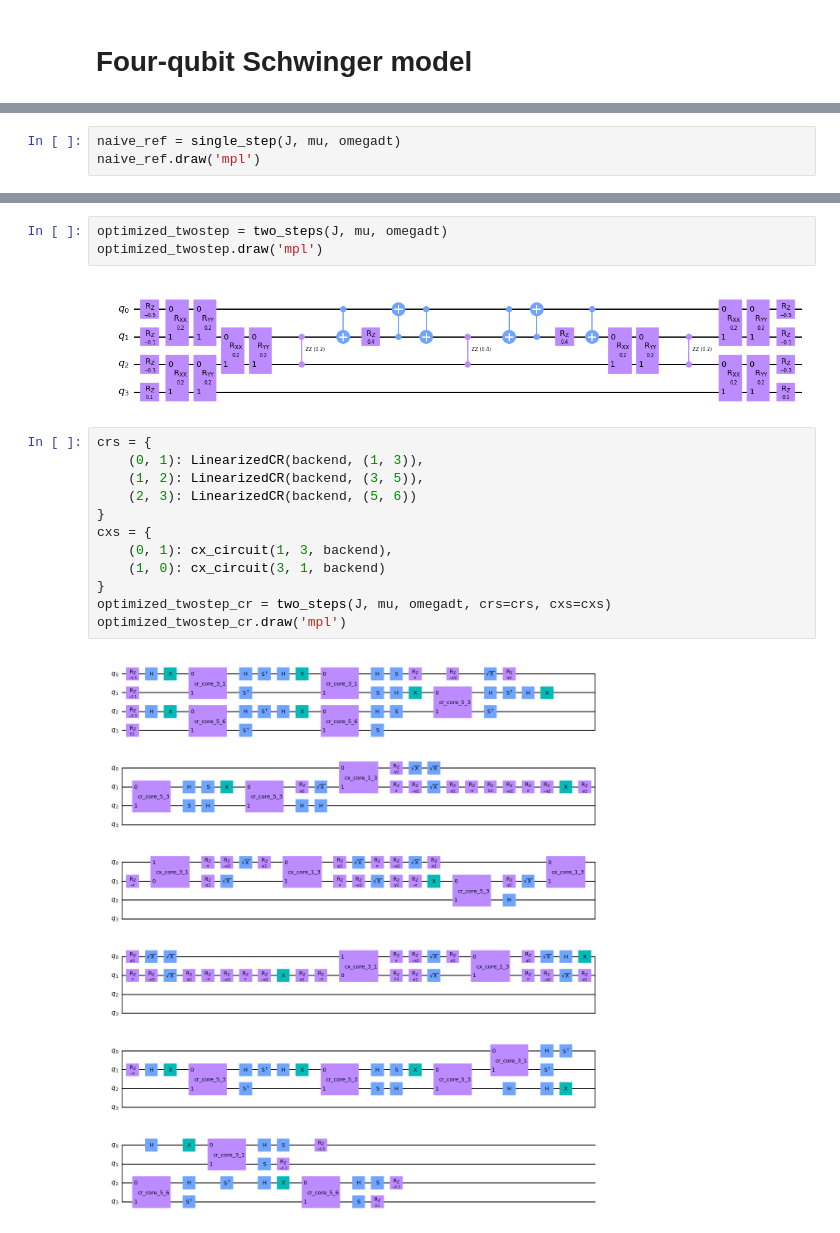
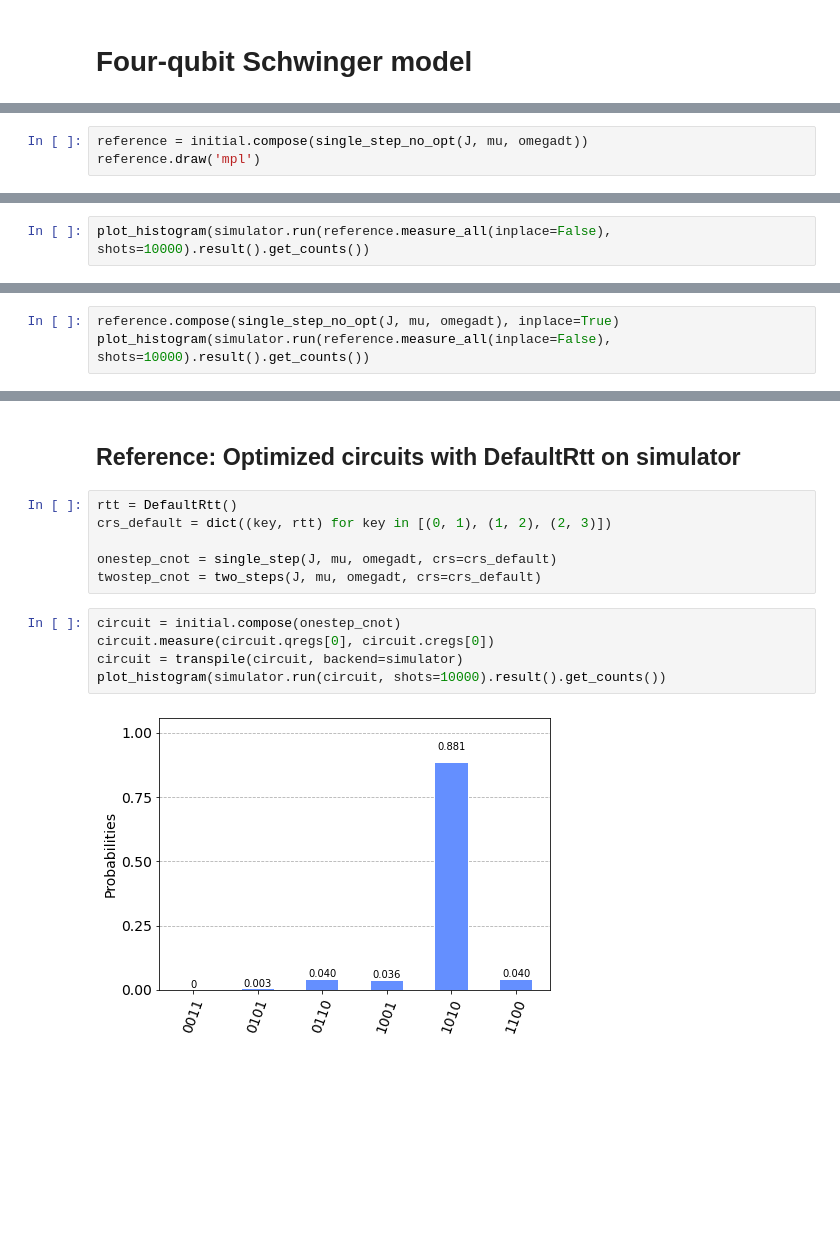
Before and after one commit to yiiyama/qc_random, a Jupyter notebook: four_qubit_schwinger/circuits.ipynb, the cells around one changed output, grey strips where cells are left out. Saved outputs shown, nothing was run; the diff lists cells and outputs as text; blank space fills up the shorter version.

```diff
--- a/four_qubit_schwinger/circuits.ipynb
+++ b/four_qubit_schwinger/circuits.ipynb
@@ -140,4 +45,4 @@ def two_steps(J, mu, omegadt, crs=None, cxs=None):
 # %%
-naive_ref = single_step(J, mu, omegadt)
-naive_ref.draw('mpl')
+reference = initial.compose(single_step_no_opt(J, mu, omegadt))
+reference.draw('mpl')
 # %% [output]
@@ -144,0 +50,2 @@ naive_ref.draw('mpl')
+# %%
+plot_histogram(simulator.run(reference.measure_all(inplace=False), shots=10000).result().get_counts())
@@ -144,0 +54,3 @@ naive_ref.draw('mpl')
+# %%
+reference.compose(single_step_no_opt(J, mu, omegadt), inplace=True)
+plot_histogram(simulator.run(reference.measure_all(inplace=False), shots=10000).result().get_counts())
@@ -145,19 +59,15 @@ naive_ref.draw('mpl')
+# %% [markdown]
+## Reference: Optimized circuits with DefaultRtt on simulator
+# %%
+rtt = DefaultRtt()
+crs_default = dict((key, rtt) for key in [(0, 1), (1, 2), (2, 3)])
+
+onestep_cnot = single_step(J, mu, omegadt, crs=crs_default)
+twostep_cnot = two_steps(J, mu, omegadt, crs=crs_default)
 # %%
-optimized_twostep = two_steps(J, mu, omegadt)
-optimized_twostep.draw('mpl')
+circuit = initial.compose(onestep_cnot)
+circuit.measure(circuit.qregs[0], circuit.cregs[0])
+circuit = transpile(circuit, backend=simulator)
+plot_histogram(simulator.run(circuit, shots=10000).result().get_counts())
 # %% [output]
-[figure, old version]
+[figure, new version]
-# %%
-crs = {
-    (0, 1): LinearizedCR(backend, (1, 3)),
-    (1, 2): LinearizedCR(backend, (3, 5)),
-    (2, 3): LinearizedCR(backend, (5, 6))
-}
-cxs = {
-    (0, 1): cx_circuit(1, 3, backend),
-    (1, 0): cx_circuit(3, 1, backend)
-}
-optimized_twostep_cr = two_steps(J, mu, omegadt, crs=crs, cxs=cxs)
-optimized_twostep_cr.draw('mpl')
-# %% [output]
-[figure, removed]
```
Also changed, not shown: parts of 35 cells of this notebook, 3 other files.
